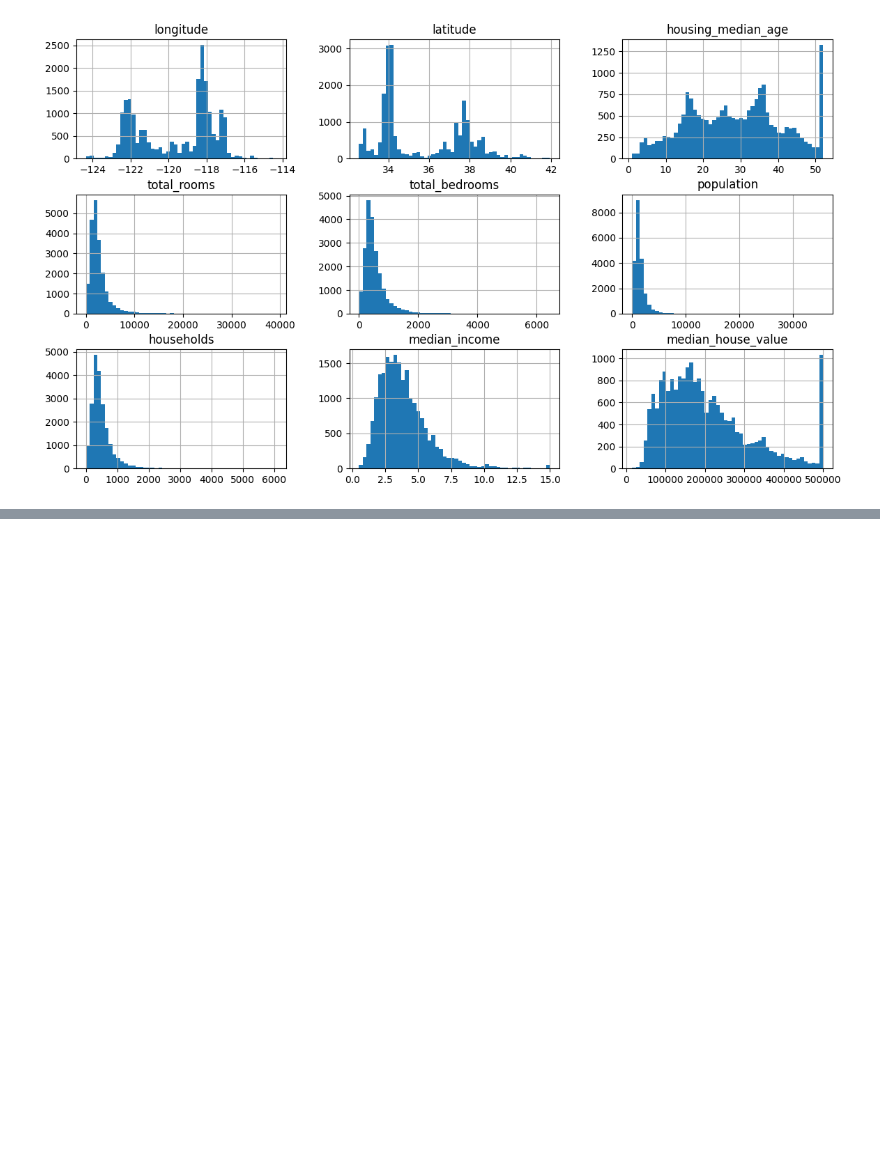
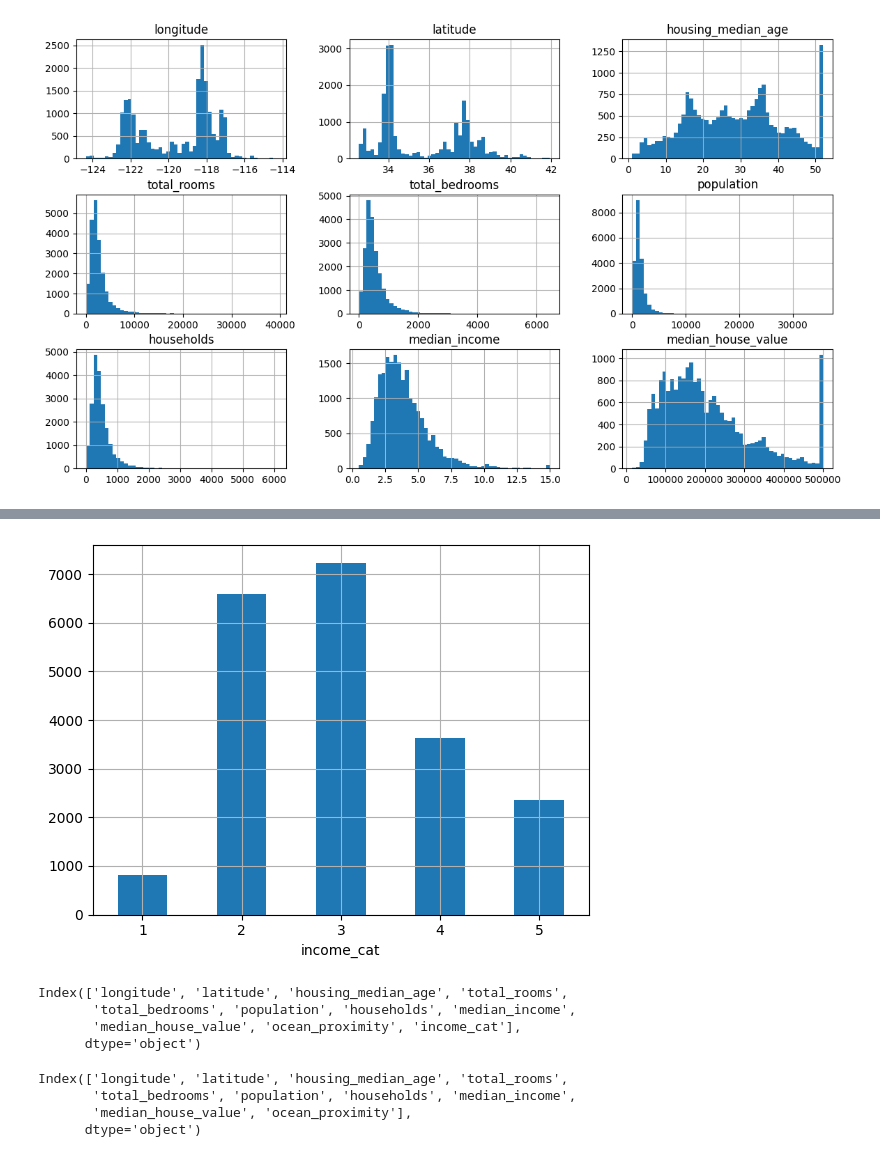
Before and after one commit to Ehteesham/Machine-Learning-Projects, a Jupyter notebook: California House Price/model.ipynb, the cells around one changed output, grey strips where cells are left out. Drawn from its saved outputs; the diff is of its cells as text; code cells hidden in the pictures; blank space fills up the shorter version.

Commit message:
Data Splitting

```diff
--- a/California House Price/model.ipynb
+++ b/California House Price/model.ipynb
@@ -104,0 +114,10 @@ plt.show()
+# %%
+# Converting the Numerical to Category Data using Bins
+df['income_cat'] = pd.cut(df['median_income'],
+                          bins=[0. , 1.5, 3.0, 4.5, 6.0, np.inf],    # np.inf -> represent positive infinite values
+                          labels=[1, 2, 3, 4, 5])
+# %%
+df['income_cat'].value_counts().sort_index().plot.bar(rot=0, grid = True)
+plt.show()
+# %% [output]
+[figure, added]
@@ -104,0 +127,7 @@ plt.show()
+# %%
+strat_test_set.columns
+# %% [output]
+Index(['longitude', 'latitude', 'housing_median_age', 'total_rooms',
+       'total_bedrooms', 'population', 'households', 'median_income',
+       'median_house_value', 'ocean_proximity', 'income_cat'],
+      dtype='object')
@@ -104,0 +138,7 @@ plt.show()
+# %%
+strat_test_set.columns
+# %% [output]
+Index(['longitude', 'latitude', 'housing_median_age', 'total_rooms',
+       'total_bedrooms', 'population', 'households', 'median_income',
+       'median_house_value', 'ocean_proximity'],
+      dtype='object')
```
Also changed, not shown: parts of 4 cells of this notebook.
